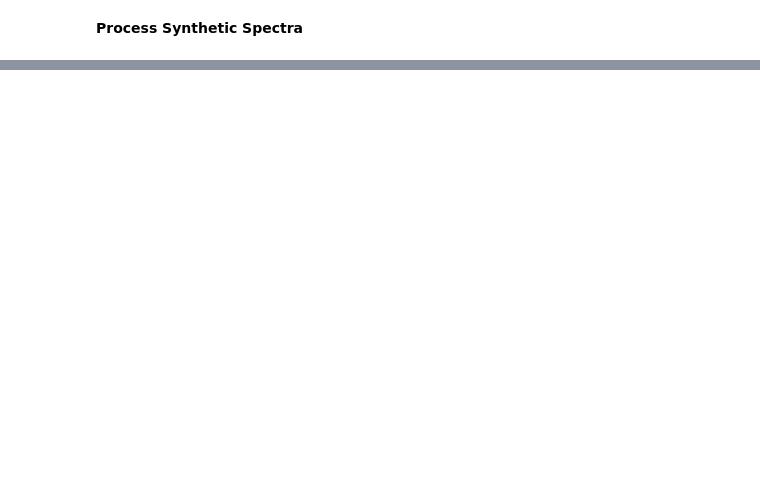
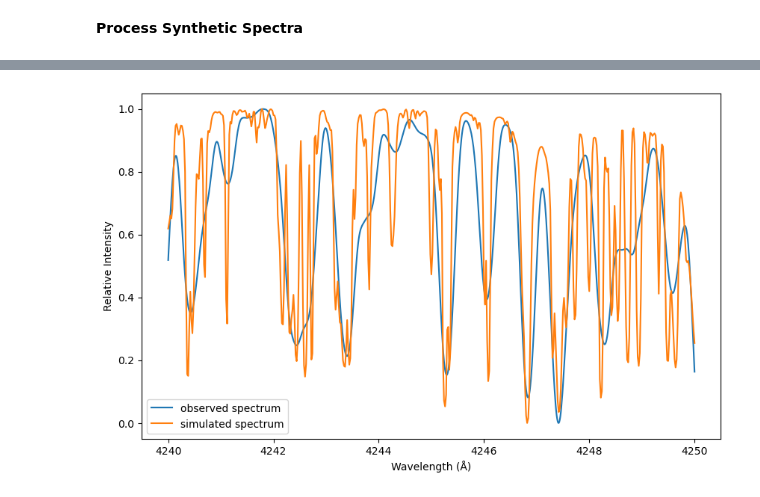
Before and after one commit to rodribro/Computational_Astronomy, a Jupyter notebook: classes/08_stelar_params.ipynb, the cells around one changed output, grey strips where cells are left out. Drawn from its saved outputs; the diff is of its cells as text; code cells hidden in the pictures; blank space fills up the shorter version.

```diff
--- a/classes/08_stelar_params.ipynb
+++ b/classes/08_stelar_params.ipynb
@@ -808,0 +734,7 @@ plt.plot(wv_1, flux_1)
+# %%
+# Get the list of all files and directories
+path_2 = '../Project2/star_2_spectra'
+dir_list_2 = os.listdir(path_2)
+
+star_2 = '../Project2/Dados_Trab2/estrela2.fits'
+wv_2, flux_2 = get_intensity_wavelength_star(star_2, 4000, 6913)
@@ -808,0 +757,17 @@ plt.plot(wv_1, flux_1)
+# %%
+wv_synth_2, flux_synth_2, normalyzed_synth_2 = get_synth_intensity_wavelength(path_2+'/'+dir_list_2[174])
+# %%
+# Assuming wv_1 and flux_1 represent the observed data
+# Assuming wv_synth and flux_synth represent the synthetic data
+
+# Step 1: Create an interpolation function for synthetic data
+synth_interp_2 = interp1d(wv_synth_2, flux_synth_2, kind='linear', bounds_error=False, fill_value="extrapolate")
+
+# Step 2: Resample synthetic flux at the wavelength points of observed data
+resampled_flux_synth_2 = synth_interp_2(wv_2)
+# %%
+normalized_resampled_flux_2 = (resampled_flux_synth_2 - resampled_flux_synth_2.min()) / (resampled_flux_synth_2.max() - resampled_flux_synth_2.min())
+# %%
+plot_spectra(4240, 4250, flux_2, normalized_resampled_flux_2, wv_2, 'observed spectrum', 'simulated spectrum')
+# %% [output]
+[figure, added]
```
Also changed, not shown: parts of 33 cells of this notebook.
